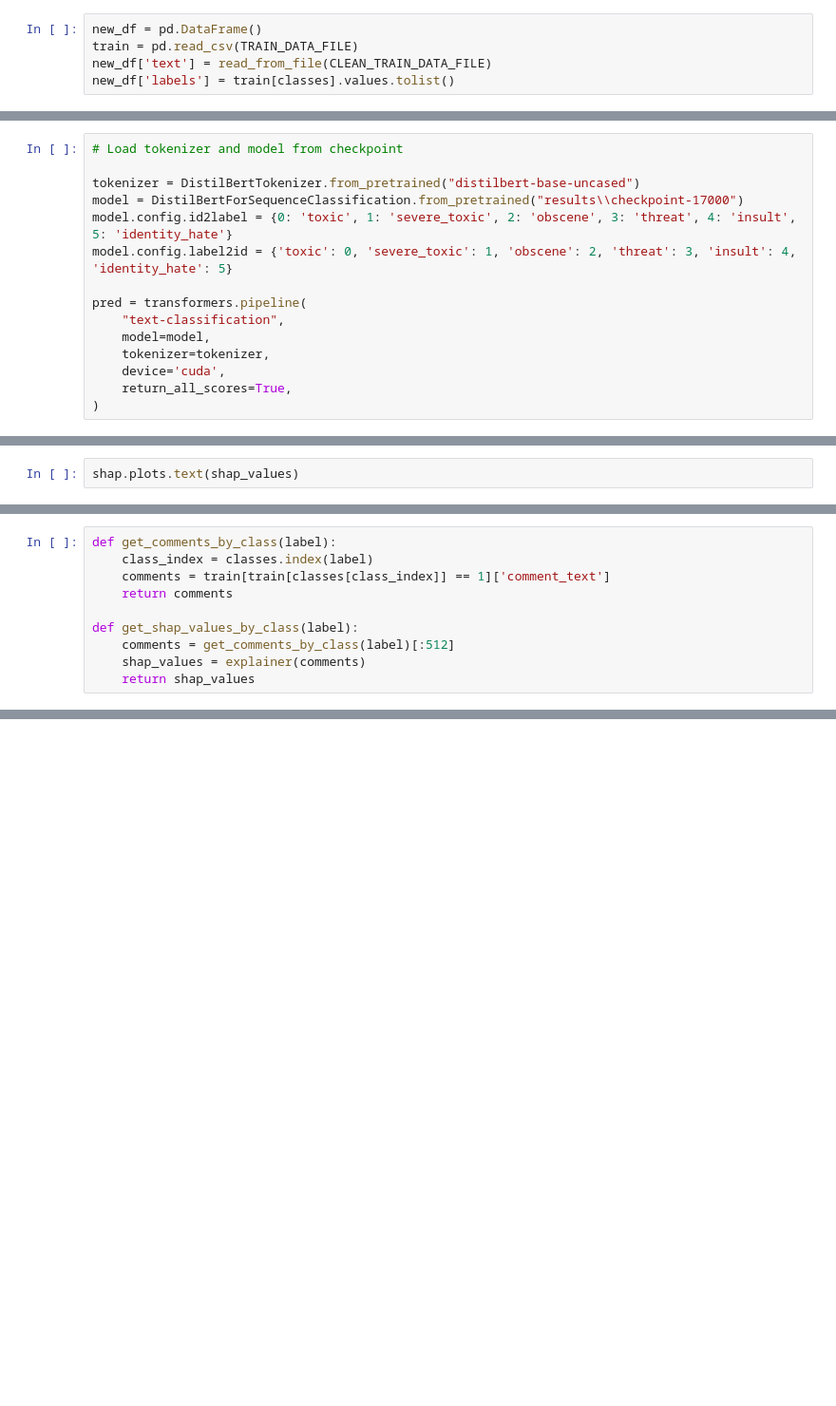
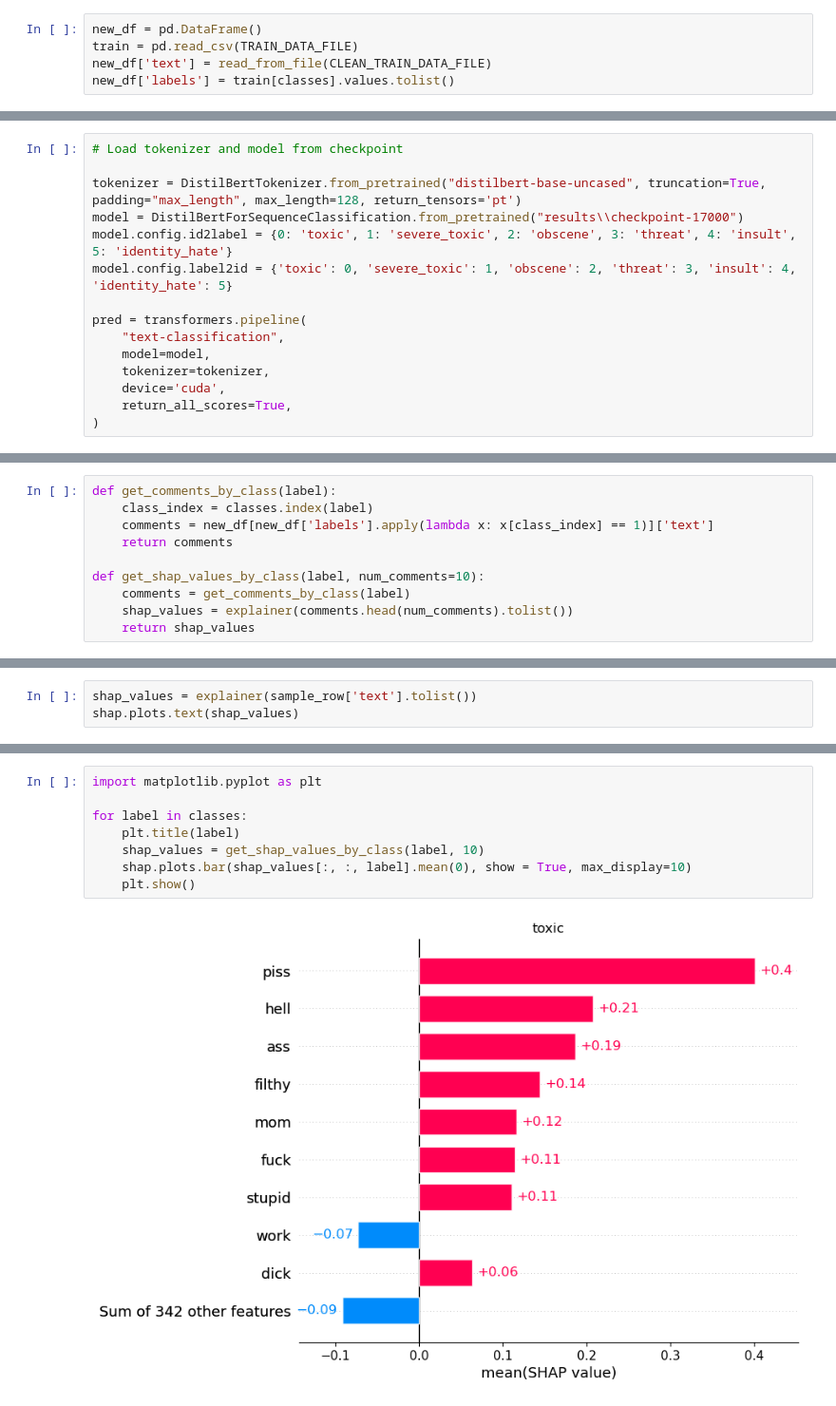
Before and after one commit to IamKrill1n/Toxic-comment-classification, a Jupyter notebook: src/transformers/shap.ipynb, the cells around one changed output, grey strips where cells are left out. Shown at 95% size. Drawn from its saved outputs; the diff is of its cells as text; blank space fills up the shorter version.

```diff
--- a/src/transformers/shap.ipynb
+++ b/src/transformers/shap.ipynb
@@ -34,7 +43,7 @@ new_df['labels'] = train[classes].values.tolist()
 # %%
 # Load tokenizer and model from checkpoint
 
-tokenizer = DistilBertTokenizer.from_pretrained("distilbert-base-uncased")
+tokenizer = DistilBertTokenizer.from_pretrained("distilbert-base-uncased", truncation=True, padding="max_length", max_length=128, return_tensors='pt')
 model = DistilBertForSequenceClassification.from_pretrained("results\\checkpoint-17000")
 model.config.id2label = {0: 'toxic', 1: 'severe_toxic', 2: 'obscene', 3: 'threat', 4: 'insult', 5: 'identity_hate'}
 model.config.label2id = {'toxic': 0, 'severe_toxic': 1, 'obscene': 2, 'threat': 3, 'insult': 4, 'identity_hate': 5}
@@ -48,0 +62,10 @@ pred = transformers.pipeline(
+# %%
+def get_comments_by_class(label):
+    class_index = classes.index(label)
+    comments = new_df[new_df['labels'].apply(lambda x: x[class_index] == 1)]['text']
+    return comments
+
+def get_shap_values_by_class(label, num_comments=10):
+    comments = get_comments_by_class(label)
+    shap_values = explainer(comments.head(num_comments).tolist())
+    return shap_values
@@ -58,3 +87,4 @@ shap_values = explainer(new_df['text'][[sample_row.index[0]]])
 # %%
+shap_values = explainer(sample_row['text'].tolist())
 shap.plots.text(shap_values)
 # %% [output]
@@ -61,11 +92 @@ shap.plots.text(shap_values)
 [interactive output not drawn]
-# %%
-def get_comments_by_class(label):
-    class_index = classes.index(label)
-    comments = train[train[classes[class_index]] == 1]['comment_text']
-    return comments
-
-def get_shap_values_by_class(label):
-    comments = get_comments_by_class(label)[:512]
-    shap_values = explainer(comments)
-    return shap_values
@@ -75,0 +93,10 @@ RuntimeError: The size of tensor a (2092) must match the size of tensor b (512)
+# %%
+import matplotlib.pyplot as plt
+
+for label in classes:
+    plt.title(label)
+    shap_values = get_shap_values_by_class(label, 10)
+    shap.plots.bar(shap_values[:, :, label].mean(0), show = True, max_display=10)
+    plt.show()
+# %% [output]
+[figure, added]
```
Also changed, not shown: parts of 8 cells of this notebook, 1 other file.
